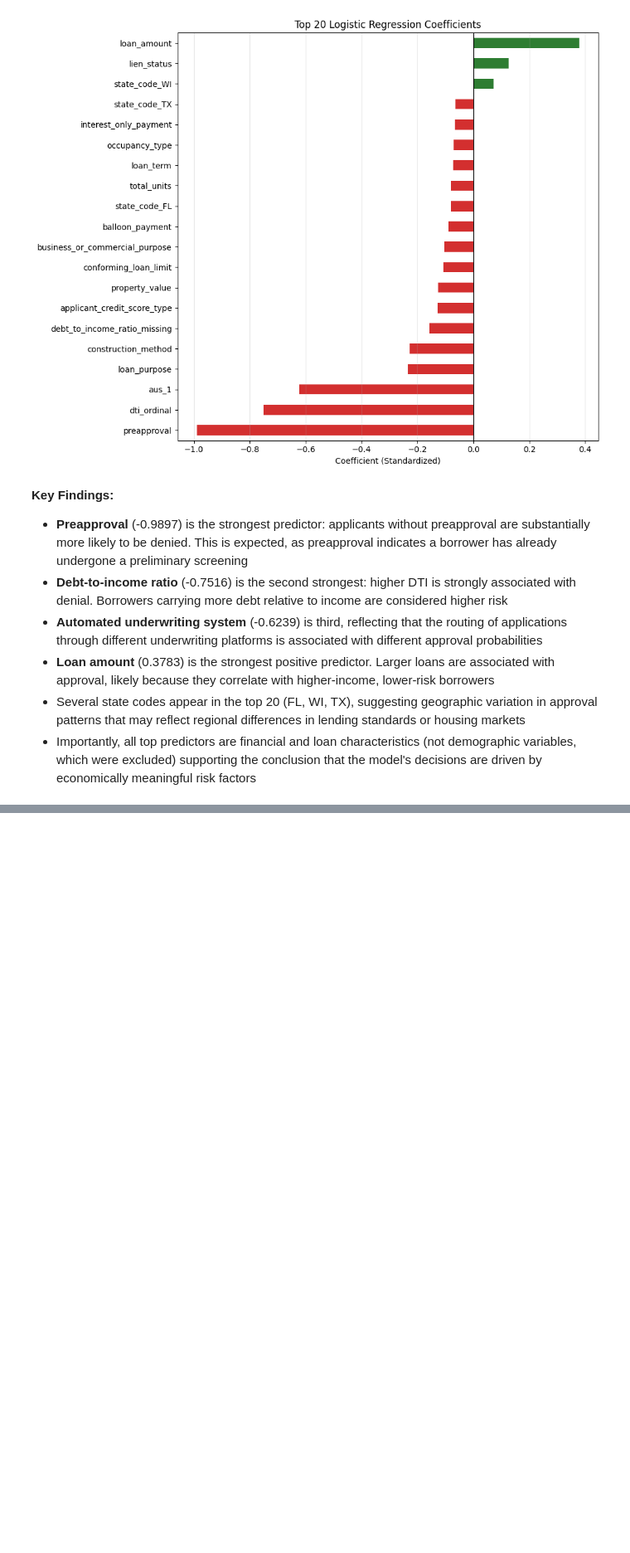
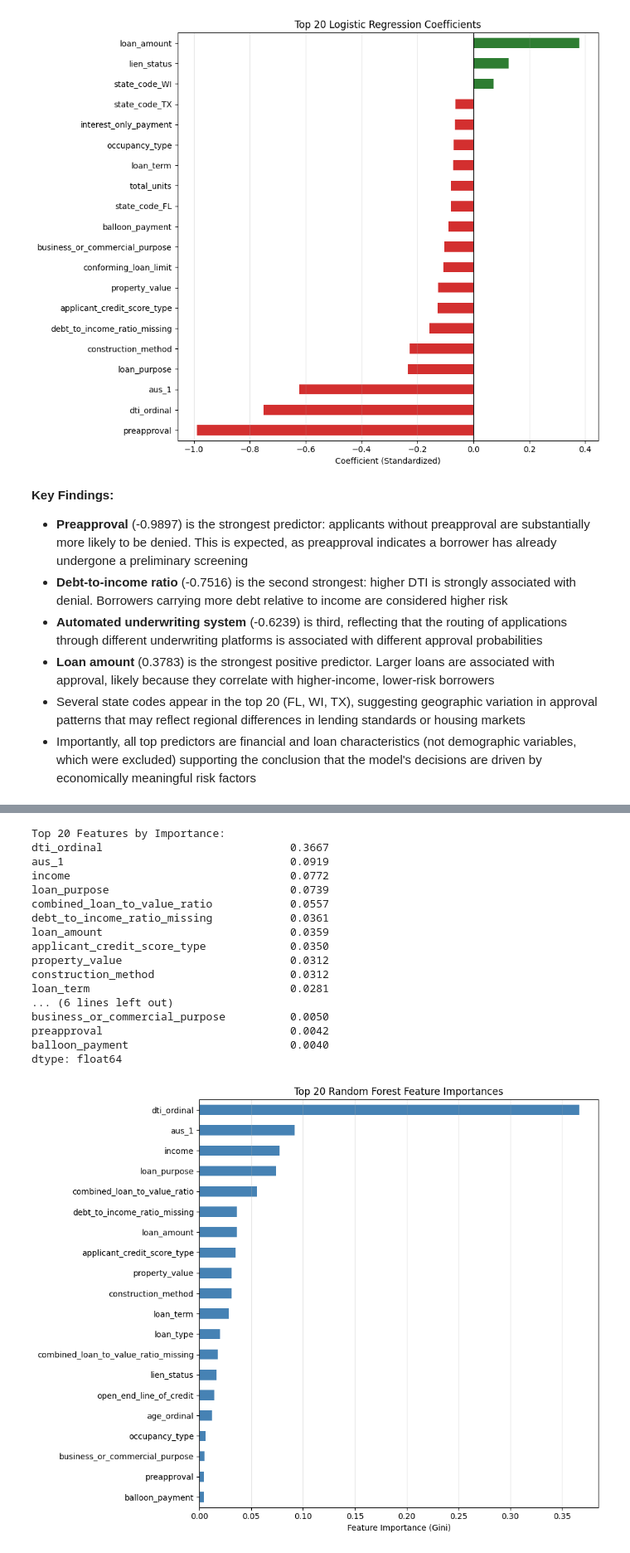
Before and after one commit to francesco2799/ML_Group_6_Final_Project, a Jupyter notebook: notebooks/RQ1_Predictive_Models.ipynb, the cells around one changed output, grey strips where cells are left out. Shown at 83% size. Cells and saved outputs as stored; diff of their text form; code cells hidden in the pictures; blank space fills up the shorter version.

Commit message:
RQ1: random forest feature importances (step 11)

```diff
--- a/notebooks/RQ1_Predictive_Models.ipynb
+++ b/notebooks/RQ1_Predictive_Models.ipynb
@@ -534,0 +538,36 @@ dtype: float64
+# %%
+# Step 11: Random Forest Feature Importances
+
+rf_importances = pd.Series(best_forest.feature_importances_, index=X_train.columns)
+rf_importances = rf_importances.sort_values(ascending=False)
+
+print('Top 20 Features by Importance:')
+print(rf_importances.head(20).round(4))
+
+# Plot top 20
+plt.figure(figsize=(10, 8))
+rf_importances.head(20).sort_values().plot(kind='barh', color='steelblue')
+plt.xlabel('Feature Importance (Gini)')
+plt.title('Top 20 Random Forest Feature Importances')
+plt.grid(alpha=0.3, axis='x')
+plt.tight_layout()
+plt.show()
+# %% [output]
+Top 20 Features by Importance:
+dti_ordinal                             0.3667
+aus_1                                   0.0919
+income                                  0.0772
+loan_purpose                            0.0739
+combined_loan_to_value_ratio            0.0557
+debt_to_income_ratio_missing            0.0361
+loan_amount                             0.0359
+applicant_credit_score_type             0.0350
+property_value                          0.0312
+construction_method                     0.0312
+loan_term                               0.0281
+... (6 lines left out)
+business_or_commercial_purpose          0.0050
+preapproval                             0.0042
+balloon_payment                         0.0040
+dtype: float64
+[figure, added]
```
Also changed, not shown: parts of 2 cells of this notebook.
